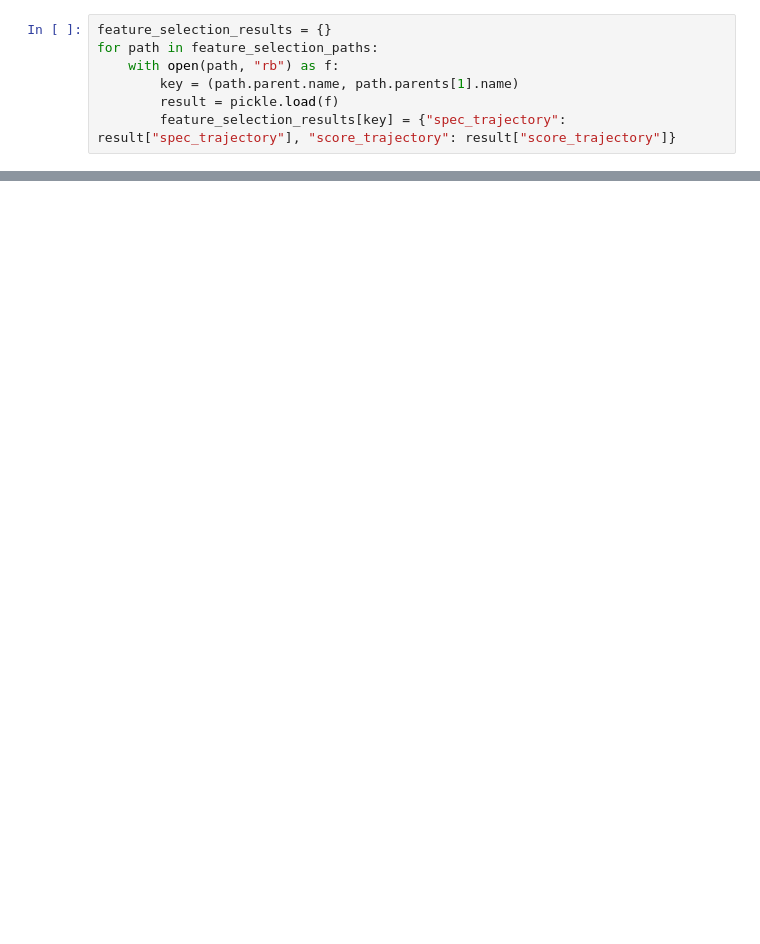
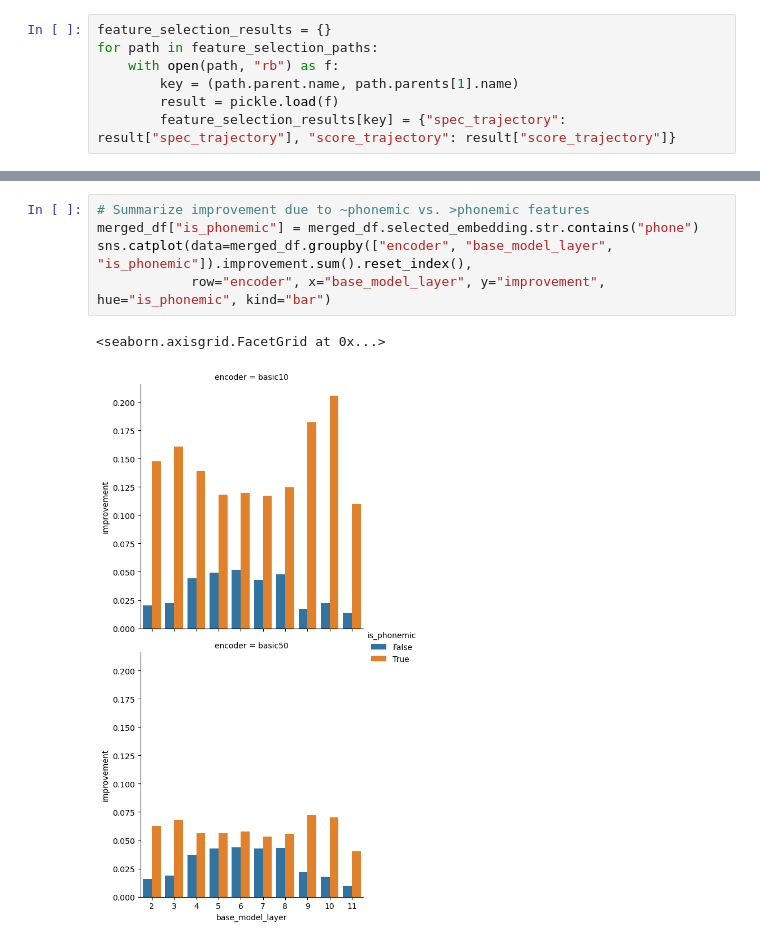
Before and after one commit to hans/ideal-word-representations, a Jupyter notebook: notebooks/synthetic_encoding/feature_selection_summary.ipynb, the cells around one changed output, grey strips where cells are left out. Saved outputs shown, nothing was run; the diff lists cells and outputs as text; blank space fills up the shorter version.

```diff
--- a/notebooks/synthetic_encoding/feature_selection_summary.ipynb
+++ b/notebooks/synthetic_encoding/feature_selection_summary.ipynb
@@ -105,0 +113,8 @@ Setting a gradient palette using color= is deprecated and will be removed in v0.
+# %%
+# Summarize improvement due to ~phonemic vs. >phonemic features
+merged_df["is_phonemic"] = merged_df.selected_embedding.str.contains("phone")
+sns.catplot(data=merged_df.groupby(["encoder", "base_model_layer", "is_phonemic"]).improvement.sum().reset_index(),
+            row="encoder", x="base_model_layer", y="improvement", hue="is_phonemic", kind="bar")
+# %% [output]
+<seaborn.axisgrid.FacetGrid at 0x...>
+[figure, added]
```
Also changed, not shown: parts of 11 cells of this notebook, 17 other files.
